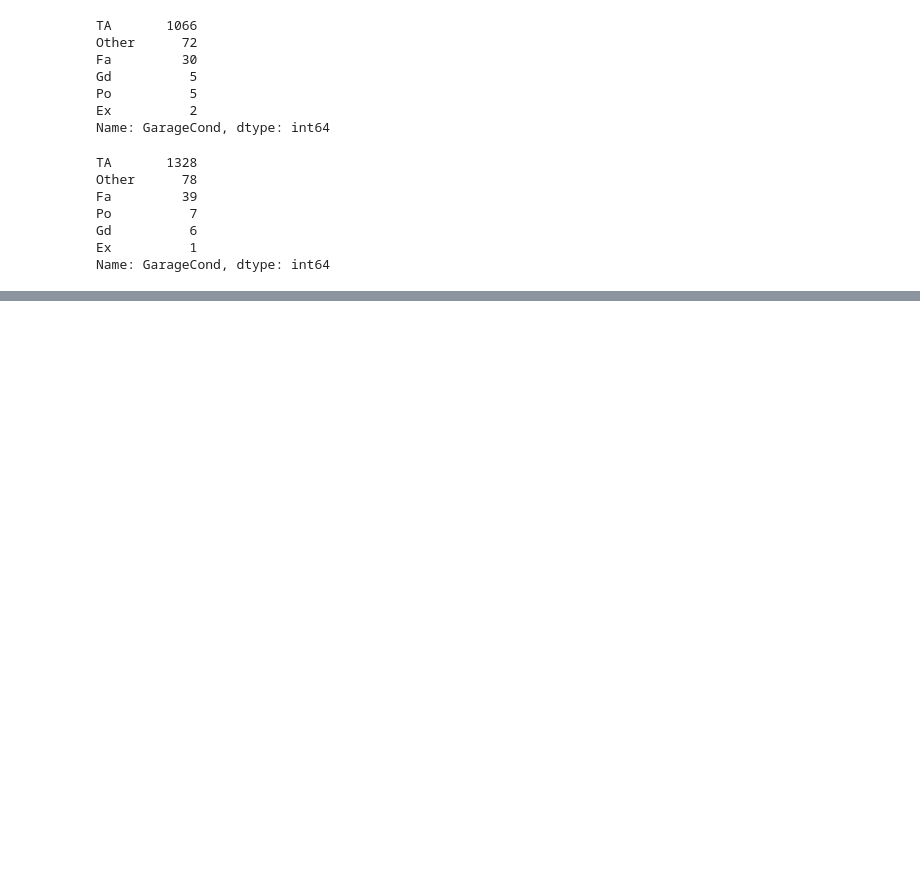
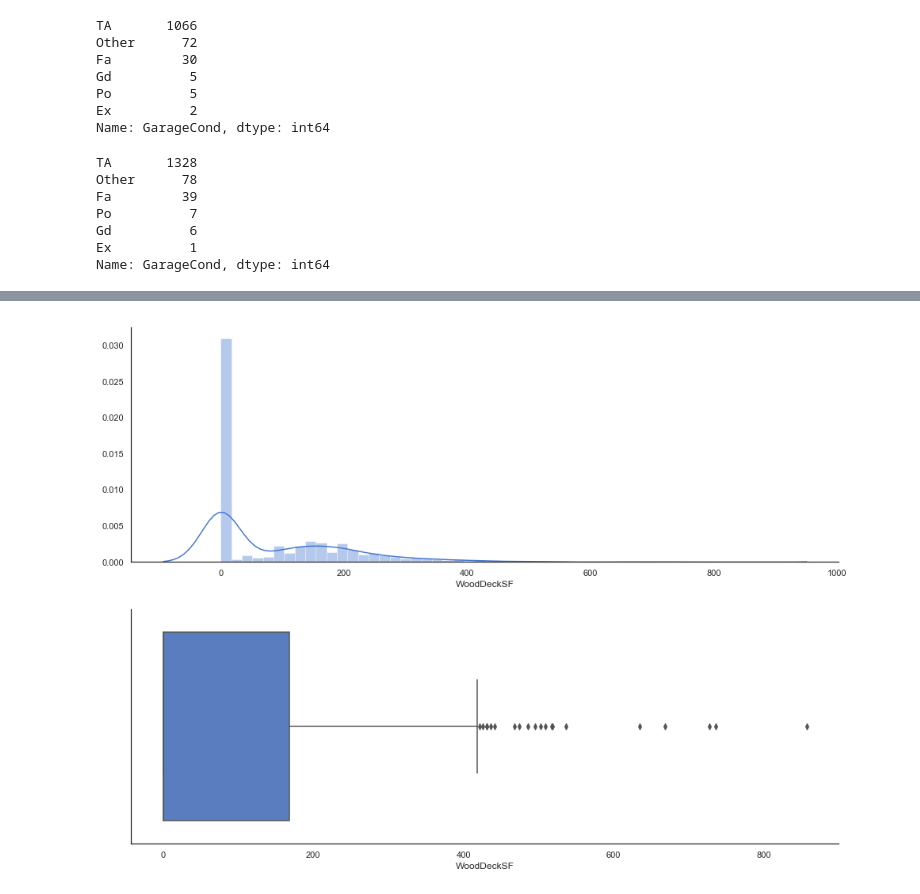
Before and after one commit to rusantsovsv/my_kaggle, a Jupyter notebook: house_prices/house_prices_cleaning.ipynb, the cells around one changed output, grey strips where cells are left out. Cells and saved outputs as stored; diff of their text form; code cells hidden in the pictures; blank space fills up the shorter version.

```diff
--- a/house_prices/house_prices_cleaning.ipynb
+++ b/house_prices/house_prices_cleaning.ipynb
@@ -2477,0 +2535,4 @@ Name: GarageCond, dtype: int64
+# %%
+show_hist_and_box(train['WoodDeckSF'])
+# %% [output]
+[figure, added]
```
Also changed, not shown: parts of 63 cells of this notebook.
